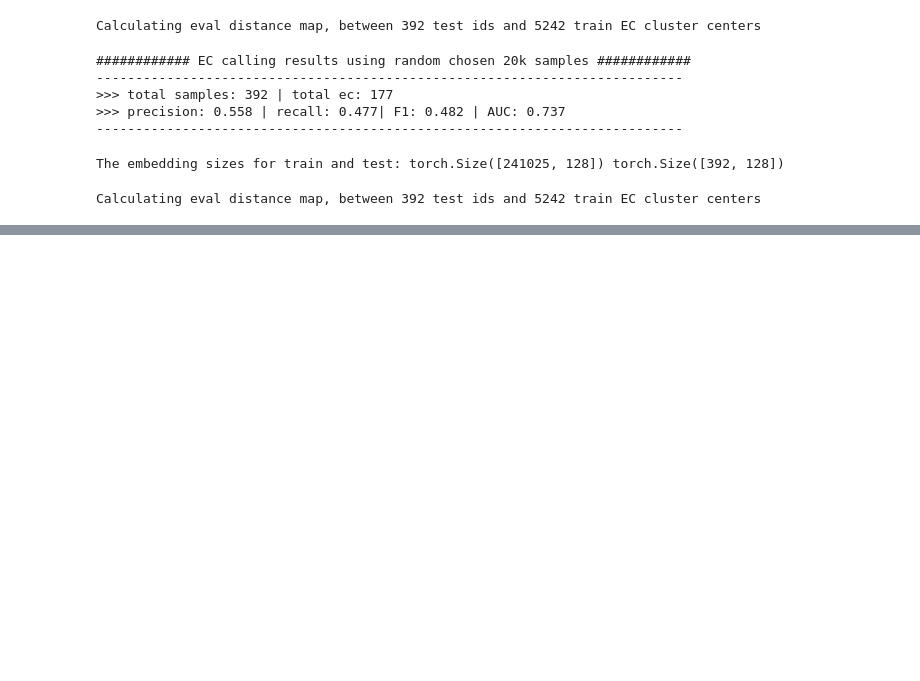
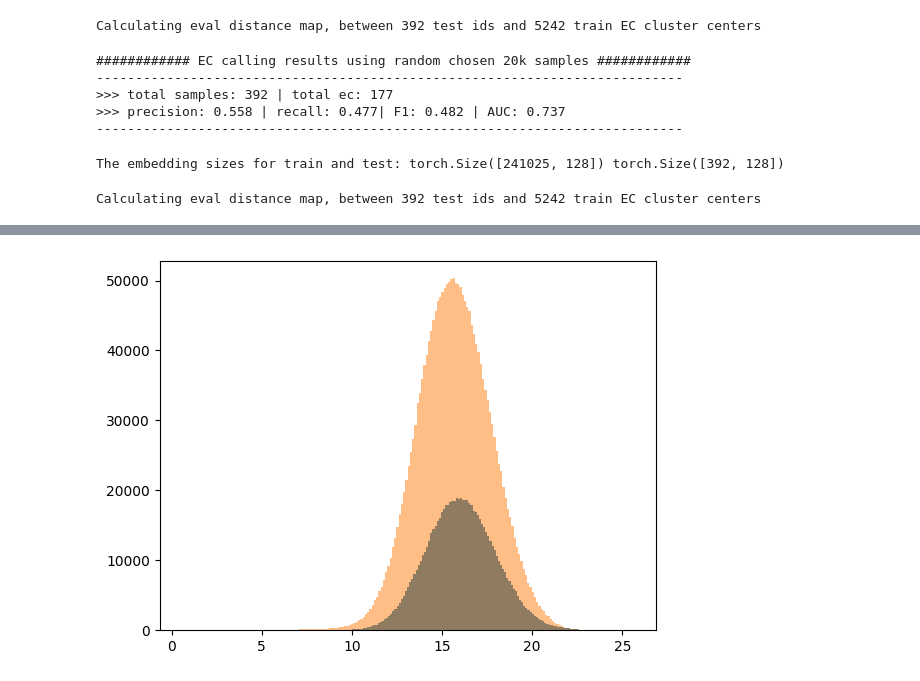
Before and after one commit to ronboger/conformal-protein-retrieval, a Jupyter notebook: clean_selection/get_clean_dists.ipynb, the cells around one changed output, grey strips where cells are left out. Saved outputs shown, nothing was run; the diff lists cells and outputs as text; code cells hidden in the pictures; blank space fills up the shorter version.

Commit message:
adding new clean stuff

```diff
--- a/clean_selection/get_clean_dists.ipynb
+++ b/clean_selection/get_clean_dists.ipynb
@@ -117,0 +120,6 @@ with open('/home/seyonec/protein-conformal/clean_selection/true_labels.pkl', 'wb
+# %%
+from CLEAN.infer import infer_pvalue
+
+test_data = "price"
+train_data = "split100"
+infer_pvalue(train_data, test_data, p_value=1e-5, nk_random=20, report_metrics=True, pretrained=True)
@@ -117,0 +134,8 @@ with open('/home/seyonec/protein-conformal/clean_selection/true_labels.pkl', 'wb
+# %%
+price_eval_dist = get_eval_dist_map(train_data, "price", pretrained=True)
+price_eval_df = pd.DataFrame.from_dict(price_eval_dist)
+price_eval_np = price_eval_df.values
+
+new_eval_dist = get_eval_dist_map(train_data, "new", pretrained=True)
+new_eval_df = pd.DataFrame.from_dict(new_eval_dist)
+new_eval_np = new_eval_df.values
@@ -117,0 +147,8 @@ with open('/home/seyonec/protein-conformal/clean_selection/true_labels.pkl', 'wb
+# %%
+## flatten distances from 2d numpy array into 1d and visualize histogram of scores
+import matplotlib.pyplot as plt
+plt.hist(price_eval_np.flatten(), bins=200, alpha=1)
+plt.hist(new_eval_np.flatten(), bins=200, alpha=0.5)
+plt.show()
+# %% [output]
+[figure, added]
```
Also changed, not shown: parts of 18 cells of this notebook, 2 other files.
